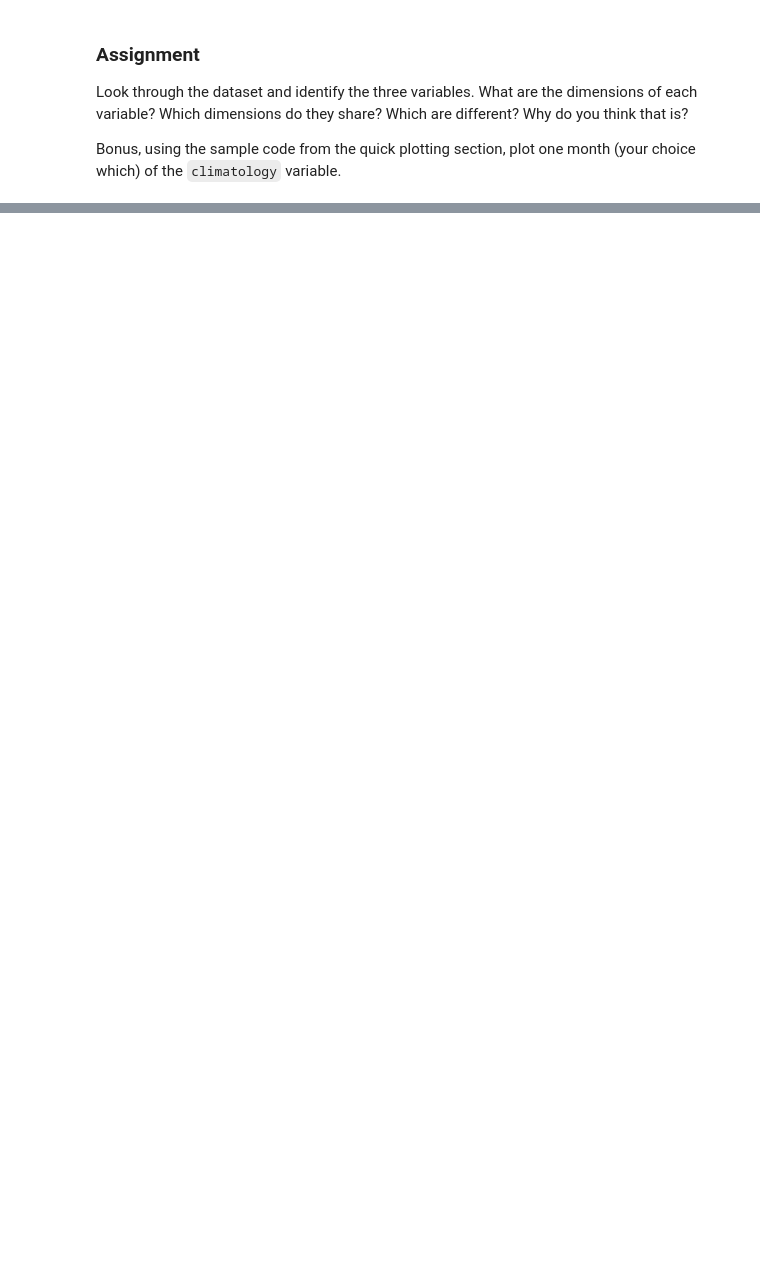
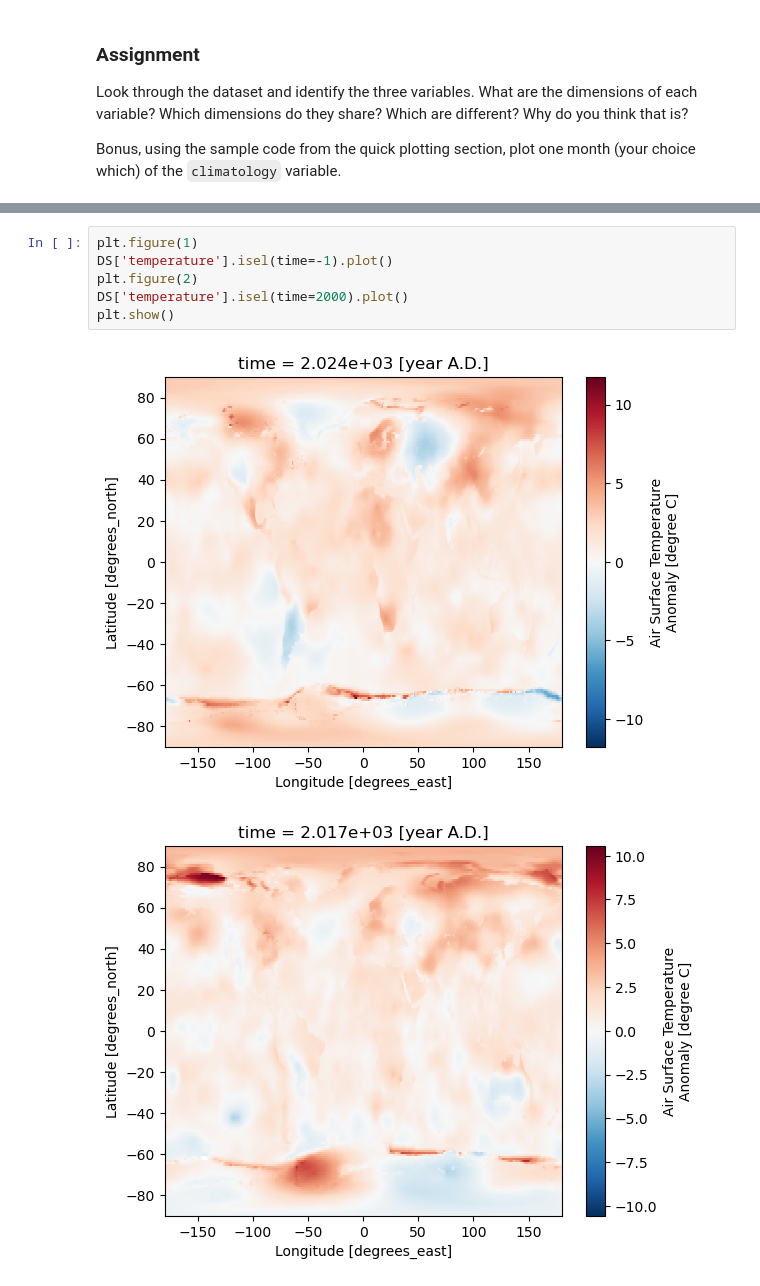
Before and after one commit to walipalmer/CFR-2024, a Jupyter notebook: module_climate/03_data-in-3D_answers.ipynb, the cells around one changed output, grey strips where cells are left out. Drawn from its saved outputs; the diff is of its cells as text; blank space fills up the shorter version.

```diff
--- a/module_climate/03_data-in-3D_answers.ipynb
+++ b/module_climate/03_data-in-3D_answers.ipynb
@@ -212,0 +278,9 @@ Bonus, using the sample code from the quick plotting section, plot one month (yo
+# %%
+plt.figure(1)
+DS['temperature'].isel(time=-1).plot()
+plt.figure(2)
+DS['temperature'].isel(time=2000).plot()
+plt.show()
+# %% [output]
+[figure, added]
+[figure, added]
```
Also changed, not shown: parts of 19 cells of this notebook, 4 other files.
